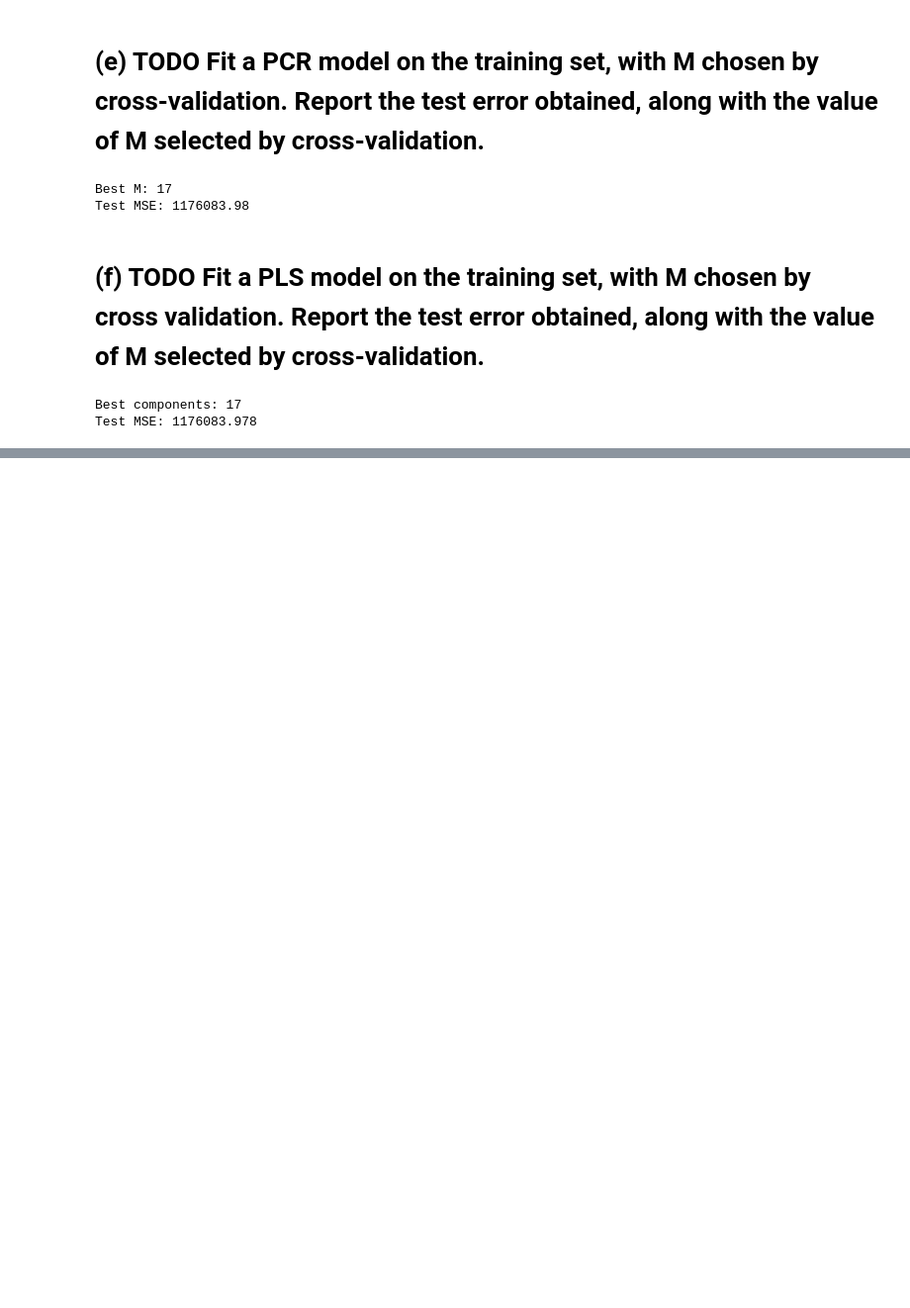
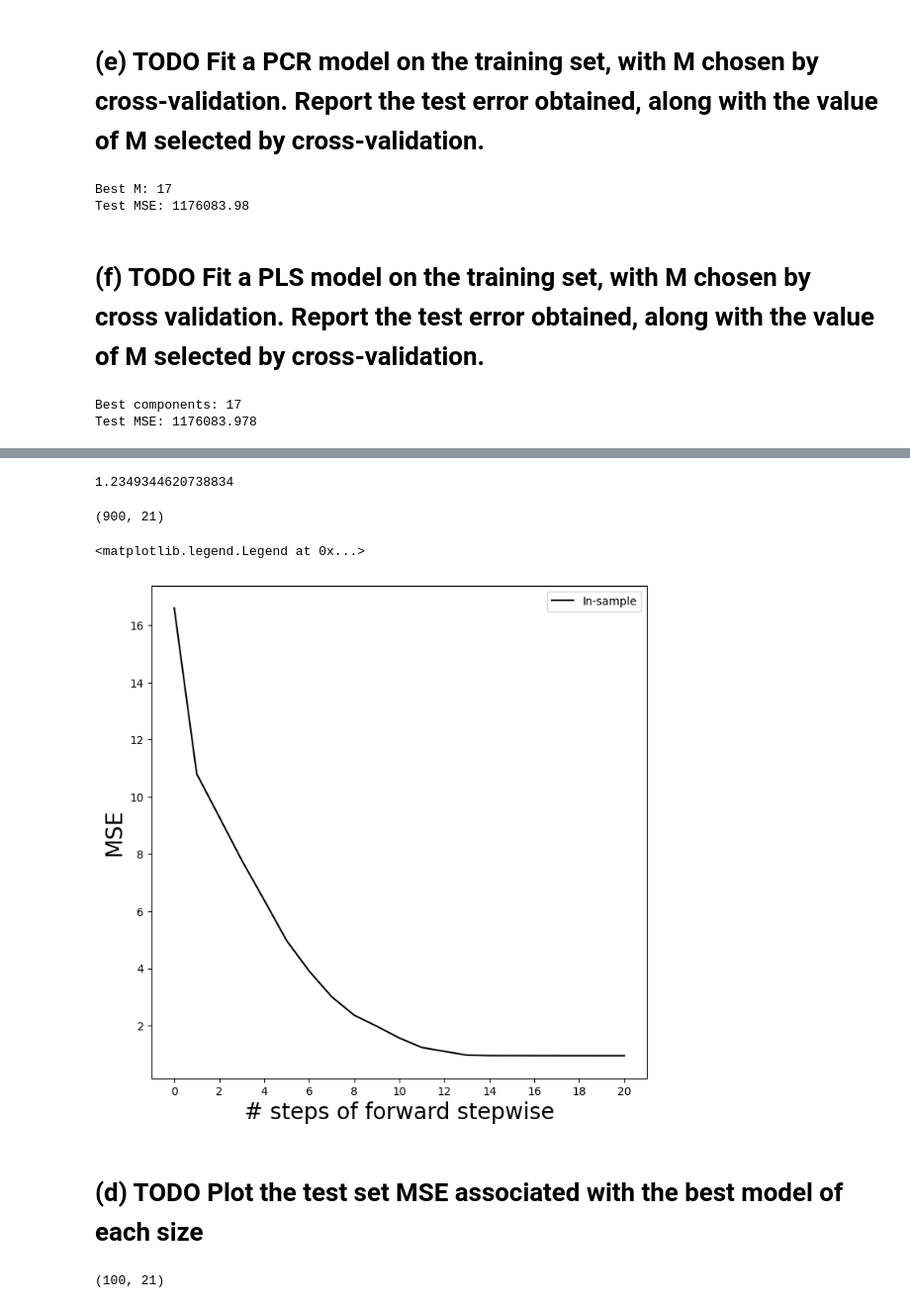
Before and after one commit to AshfordLee/Stanford_CS189, a Jupyter notebook: ISL_python/Ch6/Exercises6.ipynb, the cells around one changed output, grey strips where cells are left out. Shown at 99% size. Cells and saved outputs as stored; diff of their text form; code cells hidden in the pictures; blank space fills up the shorter version.

```diff
--- a/ISL_python/Ch6/Exercises6.ipynb
+++ b/ISL_python/Ch6/Exercises6.ipynb
@@ -1008,0 +1085,10 @@ Test MSE: 1176083.978
+# %%
+strategy=Stepwise.first_peak(
+    design,
+    direction='forward',
+    max_terms=len(design.terms)
+)
+# %%
+X_MSE=sklearn_selected(OLS,strategy)
+X_MSE.fit(X_train,Y_train)
+X_MSE.selected_state_
@@ -1008,0 +1116,43 @@ Test MSE: 1176083.978
+# %%
+test_mse = mean_squared_error(Y_test, X_MSE.predict(X_test))
+
+test_mse
+# %% [output]
+1.2349344620738834
+# %%
+strategy=Stepwise.fixed_steps(design,len(design.terms),direction='forward')
+
+full_path=sklearn_selection_path(OLS,strategy)
+
+full_path.fit(X_train,Y_train)
+# %%
+Y_hat_train=full_path.predict(X_train)
+Y_hat_train.shape
+# %% [output]
+(900, 21)
+# %%
+mse_fig,ax=subplots(figsize=(8,8))
+insample_mse=((Y_hat_train-Y_train[:,None])**2).mean(0)
+n_steps=insample_mse.shape[0]
+ax.plot(np.arange(n_steps),
+insample_mse ,
+'k', # color black
+label='In-sample')
+ax.set_ylabel('MSE',
+fontsize=20)
+ax.set_xlabel('# steps of forward stepwise',
+fontsize=20)
+ax.set_xticks(np.arange(n_steps)[::2])
+ax.legend()
+# ax.set_ylim([50000,250000]);
+# %% [output]
+<matplotlib.legend.Legend at 0x...>
+[figure, added]
+# %% [markdown]
+# (d) TODO Plot the test set MSE associated with the best model of each size
+# %%
+
+Yhat_in=full_path.predict(X_test)
+Yhat_in.shape
+# %% [output]
+(100, 21)
```
Also changed, not shown: parts of 87 cells of this notebook, 1 other file.
